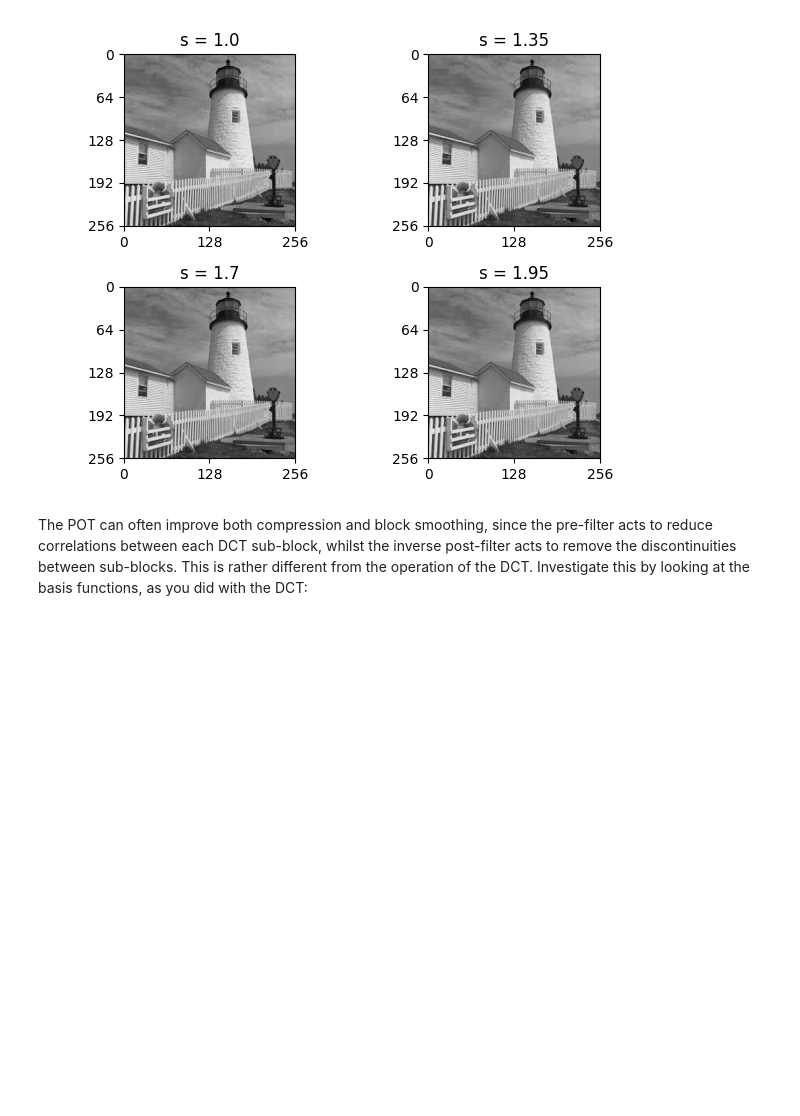
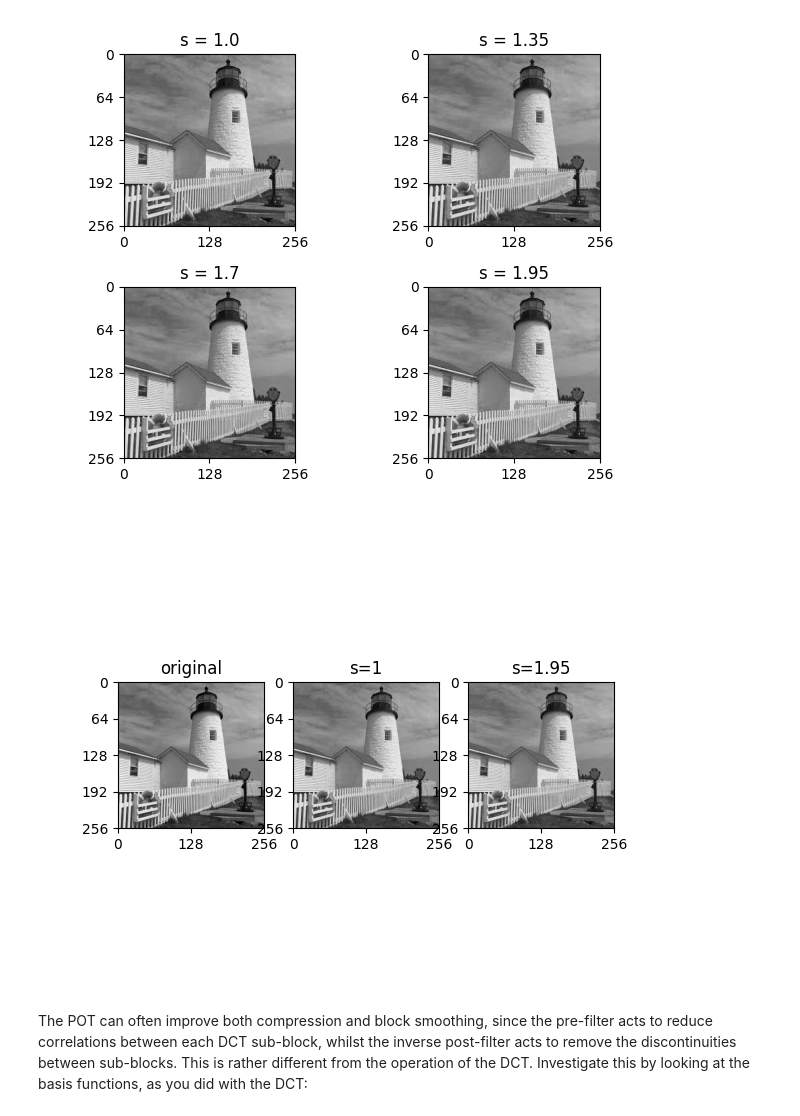
Before and after one commit to a-haber/cued_sf2_lab, a Jupyter notebook: 8-lbt.ipynb, the cells around one changed output. Saved outputs shown, nothing was run; the diff lists cells and outputs as text; code cells hidden in the pictures; blank space fills up the shorter version.

```diff
--- a/8-lbt.ipynb
+++ b/8-lbt.ipynb
@@ -143,10 +143,10 @@ def encodeAndDecodeLBT(image, Pf, C, Pr, quantisation_step_size):
 # %%
 
 def optimiseStepSize(input_X, input_Pf, input_C, input_Pr):
-    possible_step_sizes = [i/30 for i in range(23*30,27*30)]
+    possible_step_sizes = [i/100 for i in range(23*100,29*100)]
     min_error, required_step_size = 1e9, -1
     for size in possible_step_sizes:
-        new_Yq, new_Zp = encodeAndDecodeLBT(input_X, input_Pf, input_C, input_Pr, size)
+        _, new_Zp = encodeAndDecodeLBT(input_X, input_Pf, input_C, input_Pr, size)
         new_error = np.abs(np.std(X-new_Zp) - reference_error)
         if new_error < min_error:
             min_error = new_error
@@ -221,6 +221,16 @@ axs[1,1].set_title(f"s = {possible_scaling_factors[-1]}")
 fig.tight_layout();
 # %% [output]
 [figure]
+# %%
+fig, axs = plt.subplots(1, 3)
+plot_image(X, ax=axs[0])
+axs[0].set_title("original")
+plot_image(allimages[0], ax=axs[1])
+axs[1].set_title("s=1")
+plot_image(allimages[-1], ax=axs[2])
+axs[2].set_title("s=1.95");
+# %% [output]
+[figure, added]
 # %% [markdown]
 The POT can often improve both compression and block smoothing, since the pre-filter
 acts to reduce correlations between each DCT sub-block, whilst the inverse post-filter
```
Also changed, not shown: parts of 3 cells of this notebook, 1 other file.
